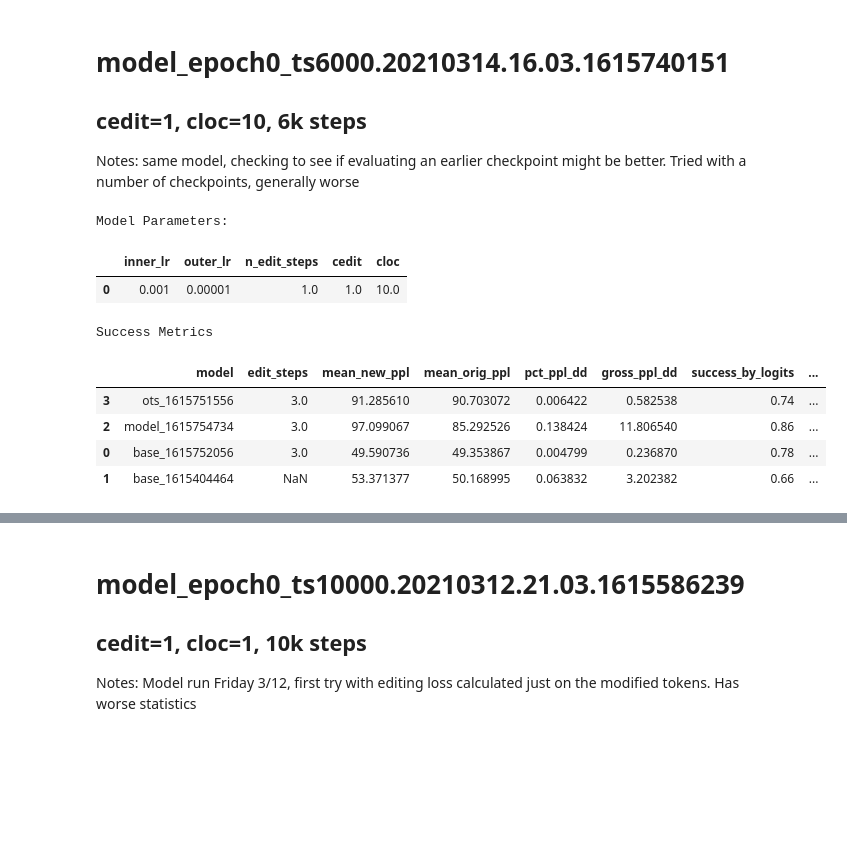
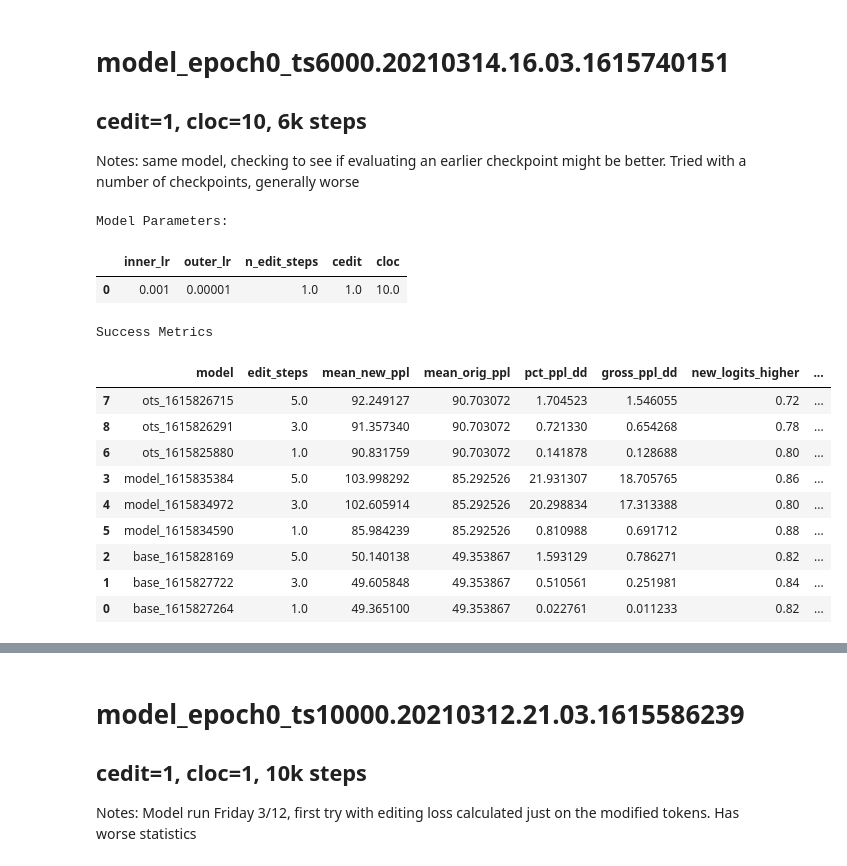
Before and after one commit to spencerbraun/editable_nlp, a Jupyter notebook: eval/Model_Comparisons.ipynb, the cells around one changed output, grey strips where cells are left out. Drawn from its saved outputs; the diff is of its cells as text; code cells hidden in the pictures; blank space fills up the shorter version.

```diff
--- a/eval/Model_Comparisons.ipynb
+++ b/eval/Model_Comparisons.ipynb
@@ -53,19 +55,15 @@ class ModelComps:
         for name, model in self.models.items():
             mean_new_ppl = model.new_ppl.mean()
             mean_orig_ppl = model.orig_ppl.mean()
-            pct_ppl_dd = model.apply(lambda x: (x.new_ppl - x.orig_ppl)/x.orig_ppl, axis=1).mean()
+            pct_ppl_dd = model.apply(lambda x: 100*(x.new_ppl - x.orig_ppl)/x.orig_ppl, axis=1).mean()
             gross_ppl_dd = model.apply(lambda x: x.new_ppl - x.orig_ppl, axis=1).mean()
-            success_by_logits = model.success.mean()
+            new_logits_higher = model.success.mean()
+            new_logits_higher05 = model.apply(lambda x: x.new_logits > 0.95*x.orig_logits,axis=1).mean()
+            new_logits_higher10 = model.apply(lambda x: x.new_logits > 0.90*x.orig_logits,axis=1).mean()
 
-            try:
-                success_by_probs = model.apply(lambda x: x.new_prob > x.old_prob, axis=1).mean()
-            except AttributeError:
-                success_by_probs = np.nan
+            success_by_probs = model.apply(lambda x: x.new_prob > x.old_prob, axis=1).mean()
+            n_edit_steps = model.n_edit_steps.max()
 
-            try:
-                n_edit_steps = model.n_edit_steps.max()
-            except:
-                n_edit_steps = np.nan
 
             self.stats[name] = {
                 "edit_steps":n_edit_steps,
@@ -73,7 +71,9 @@ class ModelComps:
                 "mean_orig_ppl":mean_orig_ppl,
                 "pct_ppl_dd":pct_ppl_dd,
                 "gross_ppl_dd":gross_ppl_dd,
-                "success_by_logits":success_by_logits,
+                "new_logits_higher":new_logits_higher,
+                "new_logits_higher05":new_logits_higher05,
+                "new_logits_higher10":new_logits_higher10,
                 "success_by_probs":success_by_probs,
             }
 
@@ -107,13 +107,13 @@ class ModelComps:
 
     def runEvaluation(self, n_edit_steps=[1], ots=False, baseline=False):
 
+        model_path = f"../models/{self.model_name}"
+        model, tokenizer = utils.loadTrainedModel(model_path)
         dataloader = retrieveDataloader(
             tokenizer, bs=1, dataset='valid', max_obs=500
         )
 
         for nes in n_edit_steps:
-            model_path = f"../models/{self.model_name}"
-            model, tokenizer = loadTrainedModel(model_path)
             _, _ = evalSingleEdits(
                 model,
                 dataloader,
@@ -122,7 +122,7 @@ class ModelComps:
                 )
             if baseline:
                 base_path = f"../models/finetune/{self.baseline}"
-                model_baseline, _ = loadTrainedModel(base_path)
+                model_baseline, _ = utils.loadTrainedModel(base_path)
                 _, _ = evalSingleEdits(
                     model_baseline,
                     dataloader,
@@ -130,7 +130,7 @@ class ModelComps:
                     int(nes)
                     )
             if ots:
-                model_ots, _ = loadOTSModel()
+                model_ots, _ = utils.loadOTSModel()
                 _, _ = evalSingleEdits(
                     model_ots,
                     dataloader,
@@ -204,19 +207,25 @@ Plotting % Logit Diffs
 ## cedit=1, cloc=10, 6k steps
 Notes: same model, checking to see if evaluating an earlier checkpoint might be better. Tried with a number of checkpoints, generally worse
 # %%
-comps = ModelComps(
+comps1 = ModelComps(
     model_name="model_epoch0_ts6000.20210314.16.03.1615740151",
-    base_name="gpt2_epoch0_ts10000.20210310.18.03.1615401990"
+    base_name="gpt2_epoch0_ts10000.20210310.18.03.1615401990",
+    archive=False
 )
 
-comps.summary()
+comps1.summary()
 # %% [output]
 Model Parameters:
 |  | inner_lr | outer_lr | n_edit_steps | cedit | cloc |
 | 0 | 0.001 | 0.00001 | 1.0 | 1.0 | 10.0 |
 Success Metrics
-|  | model | edit_steps | mean_new_ppl | mean_orig_ppl | pct_ppl_dd | gross_ppl_dd | success_by_logits | ... |
-| 3 | ots_1615751556 | 3.0 | 91.285610 | 90.703072 | 0.006422 | 0.582538 | 0.74 | ... |
-| 2 | model_1615754734 | 3.0 | 97.099067 | 85.292526 | 0.138424 | 11.806540 | 0.86 | ... |
-| 0 | base_1615752056 | 3.0 | 49.590736 | 49.353867 | 0.004799 | 0.236870 | 0.78 | ... |
-| 1 | base_1615404464 | NaN | 53.371377 | 50.168995 | 0.063832 | 3.202382 | 0.66 | ... |
+|  | model | edit_steps | mean_new_ppl | mean_orig_ppl | pct_ppl_dd | gross_ppl_dd | new_logits_higher | ... |
+| 7 | ots_1615826715 | 5.0 | 92.249127 | 90.703072 | 1.704523 | 1.546055 | 0.72 | ... |
+| 8 | ots_1615826291 | 3.0 | 91.357340 | 90.703072 | 0.721330 | 0.654268 | 0.78 | ... |
+| 6 | ots_1615825880 | 1.0 | 90.831759 | 90.703072 | 0.141878 | 0.128688 | 0.80 | ... |
+| 3 | model_1615835384 | 5.0 | 103.998292 | 85.292526 | 21.931307 | 18.705765 | 0.86 | ... |
+| 4 | model_1615834972 | 3.0 | 102.605914 | 85.292526 | 20.298834 | 17.313388 | 0.80 | ... |
+| 5 | model_1615834590 | 1.0 | 85.984239 | 85.292526 | 0.810988 | 0.691712 | 0.88 | ... |
+| 2 | base_1615828169 | 5.0 | 50.140138 | 49.353867 | 1.593129 | 0.786271 | 0.82 | ... |
+| 1 | base_1615827722 | 3.0 | 49.605848 | 49.353867 | 0.510561 | 0.251981 | 0.84 | ... |
+| 0 | base_1615827264 | 1.0 | 49.365100 | 49.353867 | 0.022761 | 0.011233 | 0.82 | ... |
```
Also changed, not shown: parts of 10 cells of this notebook, 23 other files.
